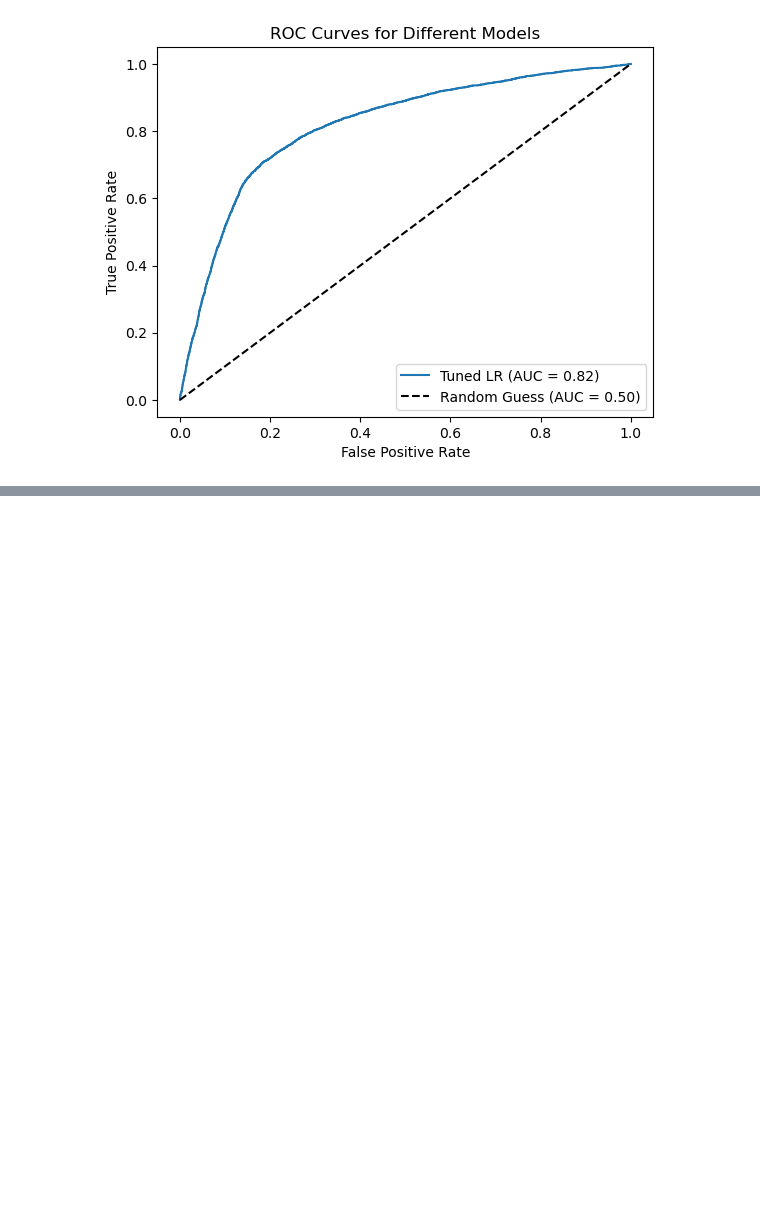
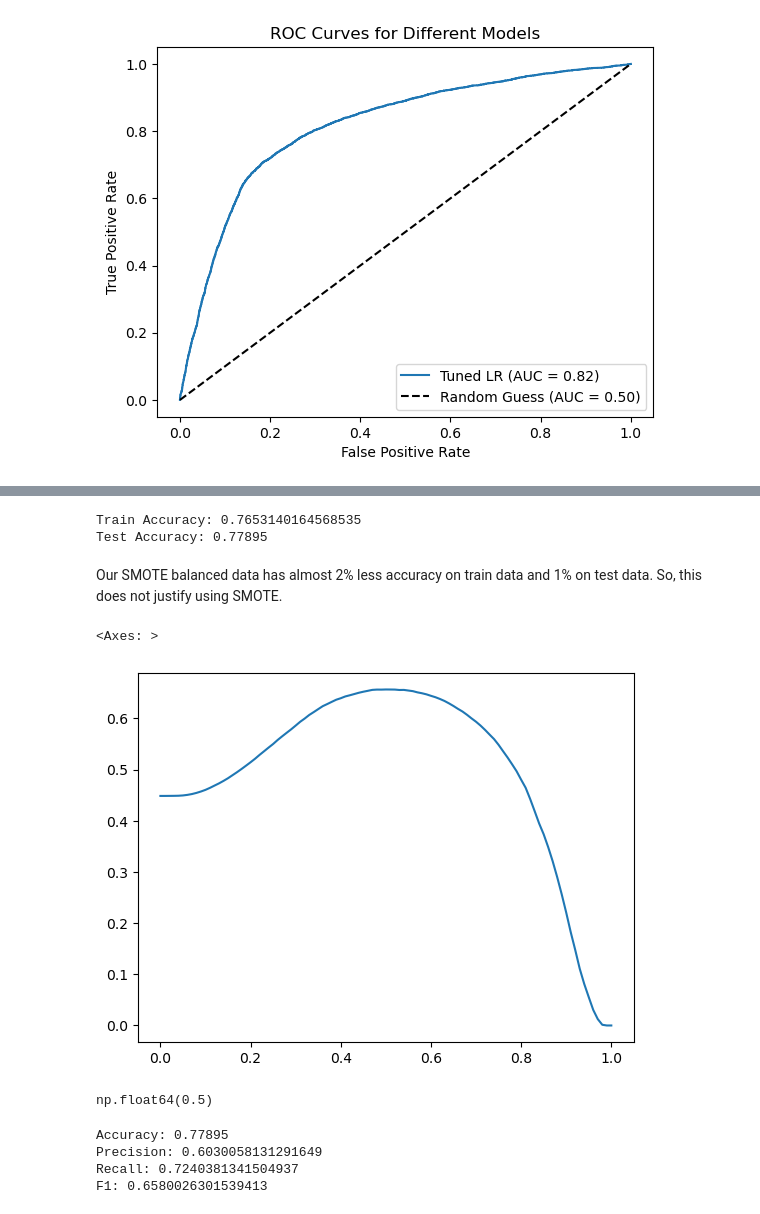
Before and after one commit to arminmoradpour77-ux/Credit-Classification-project, a Jupyter notebook: Credit_Classification_Project.ipynb, the cells around one changed output, grey strips where cells are left out. Saved outputs shown, nothing was run; the diff lists cells and outputs as text; code cells hidden in the pictures; blank space fills up the shorter version.

Commit message:
Balance the data and come to a conclusion

```diff
--- a/Credit_Classification_Project.ipynb
+++ b/Credit_Classification_Project.ipynb
@@ -362,0 +373,36 @@ plt.show()
+# %%
+import imblearn.over_sampling as OS
+
+smt = OS.SMOTE(sampling_strategy='auto', random_state=42)
+
+X_train_smt, y_train_smt = smt.fit_resample(X_train_std, y_train)
+# %%
+logreg = LogisticRegression(max_iter=5000, **gridsearch.best_params_)
+
+lr_smt = logreg.fit(X_train_smt, y_train_smt)
+
+print(f"Train Accuracy: {lr_smt.score(X_train_smt, y_train_smt)}")
+print(f"Test Accuracy: {lr_smt.score(X_test_std, y_test)}")
+# %% [output]
+Train Accuracy: 0.7653140164568535
+Test Accuracy: 0.77895
+# %% [markdown]
+Our SMOTE balanced data has almost 2% less accuracy on train data and 1% on test data. So, this does not justify using SMOTE.
+# %%
+f1 = []
+
+thresholds = np.linspace(0, 1, 101)
+
+for thresh in thresholds:
+    y_pred = (lr_smt.predict_proba(X_train_std)[:,1]>thresh)
+    f1.append(f1_score(y_train, y_pred))
+
+sns.lineplot(x=thresholds, y=f1)
+# %% [output]
+<Axes: >
+[figure, added]
+# %%
+thresh = threhsolds[f1.index(max(f1))]
+thresh
+# %% [output]
+np.float64(0.5)
@@ -362,0 +411,12 @@ plt.show()
+# %%
+preds = lr_smt.predict_proba(X_test_std)[:,1]>thresh
+
+print(f'Accuracy: {accuracy_score(y_test, preds)}')
+print(f'Precision: {precision_score(y_test, preds)}')
+print(f'Recall: {recall_score(y_test, preds)}')
+print(f'F1: {f1_score(y_test, preds)}')
+# %% [output]
+Accuracy: 0.77895
+Precision: 0.6030058131291649
+Recall: 0.7240381341504937
+F1: 0.6580026301539413
```
Also changed, not shown: parts of 8 cells of this notebook.
